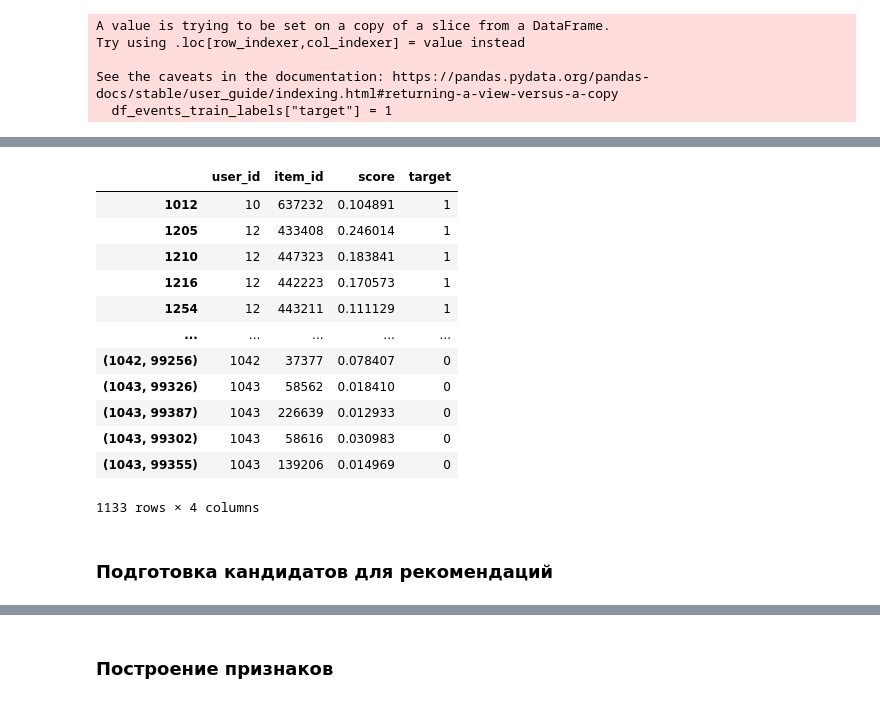
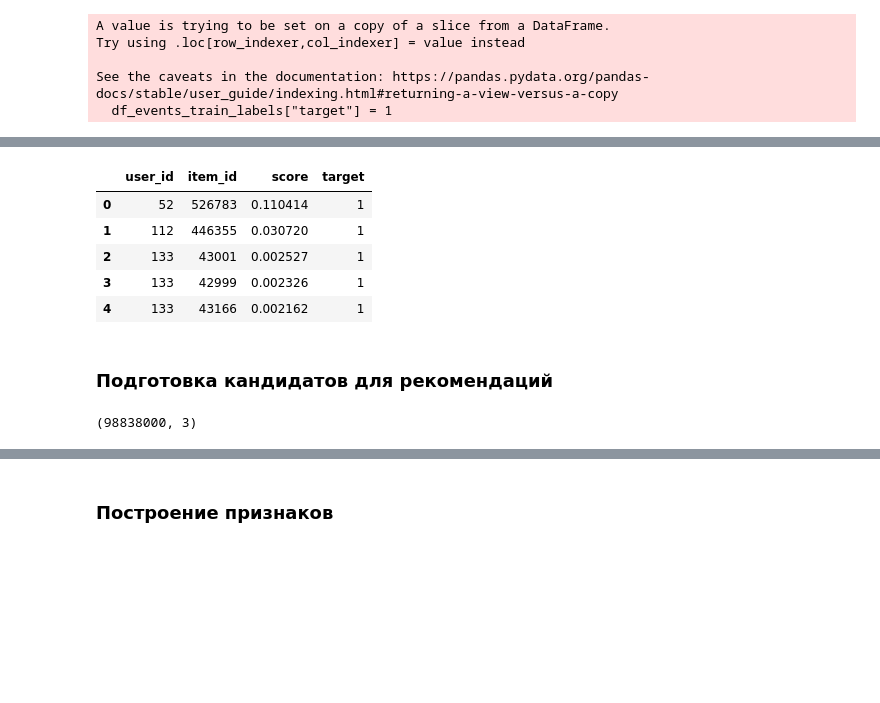
Before and after one commit to bos1988practicum/mle-project-sprint-4-v001, a Jupyter notebook: recommendations.ipynb, the cells around one changed output, grey strips where cells are left out. Saved outputs shown, nothing was run; the diff lists cells and outputs as text; code cells hidden in the pictures; blank space fills up the shorter version.

```diff
--- a/recommendations.ipynb
+++ b/recommendations.ipynb
@@ -1532,0 +1636,8 @@ item_ids.shape
+# %%
+# преобразуем полученные рекомендации в табличный формат
+
+df_candidates = pd.DataFrame({
+    "user_id": user_ids_2,
+    "item_id": item_ids.tolist(),
+    "score": als_scores.tolist()
+})
@@ -1533,11 +1648,5 @@ item_ids.shape
 # %%
-# преобразуем полученные рекомендации в табличный формат
-
-df_candidates = pd.DataFrame({
-    "user_id": user_ids_2[:1000],
-    "item_id": item_ids.tolist(),
-    "score": als_scores.tolist()
-}).explode(["item_id", "score"], ignore_index=True)
+df_candidates = df_candidates.explode(["item_id", "score"], ignore_index=True)
 
 # приводим типы данных
 
@@ -1593,6 +1706,7 @@ Try using .loc[row_indexer,col_indexer] = value instead
 See the caveats in the documentation: https://pandas.pydata.org/pandas-docs/stable/user_guide/indexing.html#returning-a-view-versus-a-copy
   df_events_train_labels["target"] = 1
 # %%
+# 2 min
 # в кандидатах оставляем только тех пользователей, у которых есть хотя бы один положительный таргет
 
-df_candidates = df_candidates.groupby("user_id").filter(lambda x: x["target"].sum() > 0)
+df_candidates = df_candidates.groupby("user_id").filter(lambda x: x["target"].sum() > 0).reset_index(drop=True)
@@ -1606,4 +1735,4 @@ candidates_for_train = pd.concat([
     df_candidates[df_candidates["target"]==0] \
         .groupby("user_id") \
         .apply(lambda x: x.sample(negatives_per_user, random_state=0))
-])
+], ignore_index=True)
@@ -1614,16 +1750,9 @@ candidates_for_train.shape
 # %%
-candidates_for_train
+candidates_for_train.head()
 # %% [output]
 |  | user_id | item_id | score | target |
-| 1012 | 10 | 637232 | 0.104891 | 1 |
-| 1205 | 12 | 433408 | 0.246014 | 1 |
-| 1210 | 12 | 447323 | 0.183841 | 1 |
-| 1216 | 12 | 442223 | 0.170573 | 1 |
-| 1254 | 12 | 443211 | 0.111129 | 1 |
-| ... | ... | ... | ... | ... |
-| (1042, 99256) | 1042 | 37377 | 0.078407 | 0 |
-| (1043, 99326) | 1043 | 58562 | 0.018410 | 0 |
-| (1043, 99387) | 1043 | 226639 | 0.012933 | 0 |
-| (1043, 99302) | 1043 | 58616 | 0.030983 | 0 |
-| (1043, 99355) | 1043 | 139206 | 0.014969 | 0 |
+| 0 | 52 | 526783 | 0.110414 | 1 |
+| 1 | 112 | 446355 | 0.030720 | 1 |
+| 2 | 133 | 43001 | 0.002527 | 1 |
+| 3 | 133 | 42999 | 0.002326 | 1 |
+| 4 | 133 | 43166 | 0.002162 | 1 |
-1133 rows × 4 columns
@@ -1635,0 +1767,6 @@ candidates_to_rank = candidates_for_train.copy()
+# %%
+# (98838000, 3)
+
+candidates_to_rank.shape
+# %% [output]
+(98838000, 3)
```
Also changed, not shown: parts of 162 cells of this notebook.
